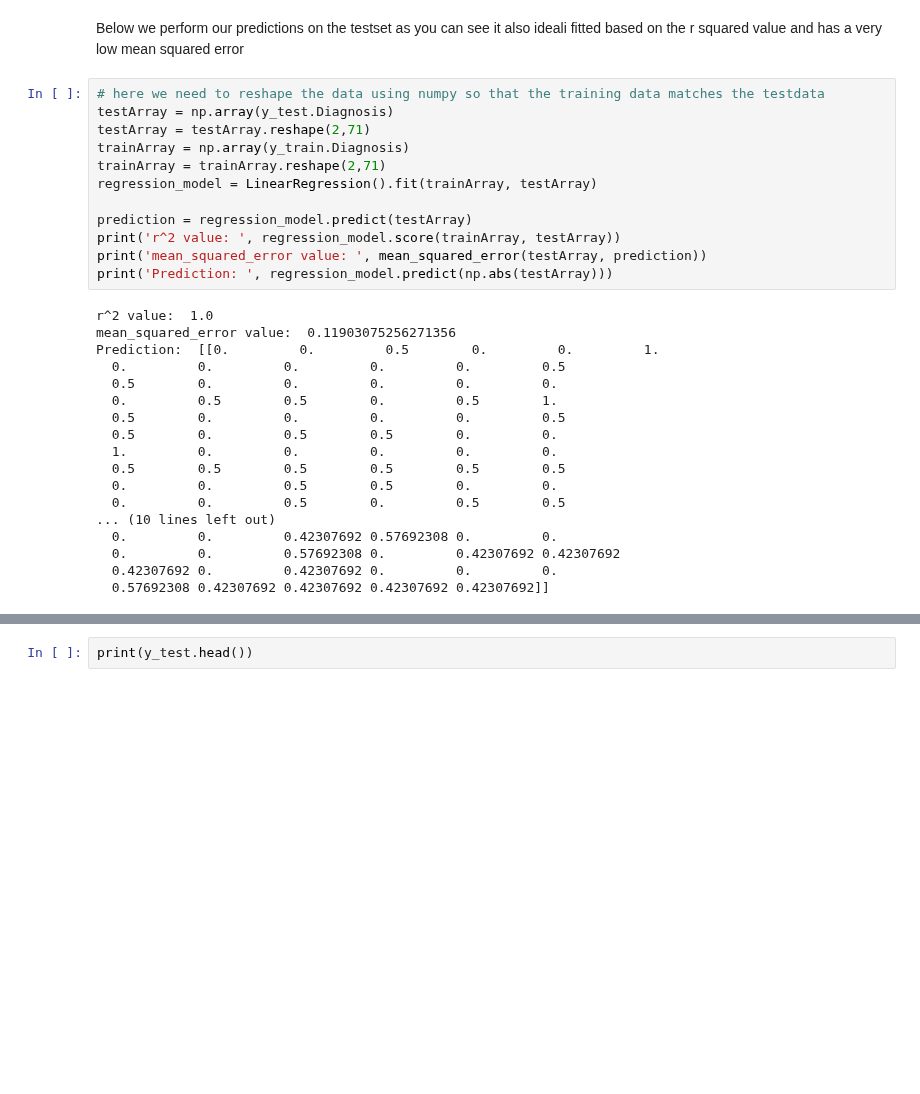
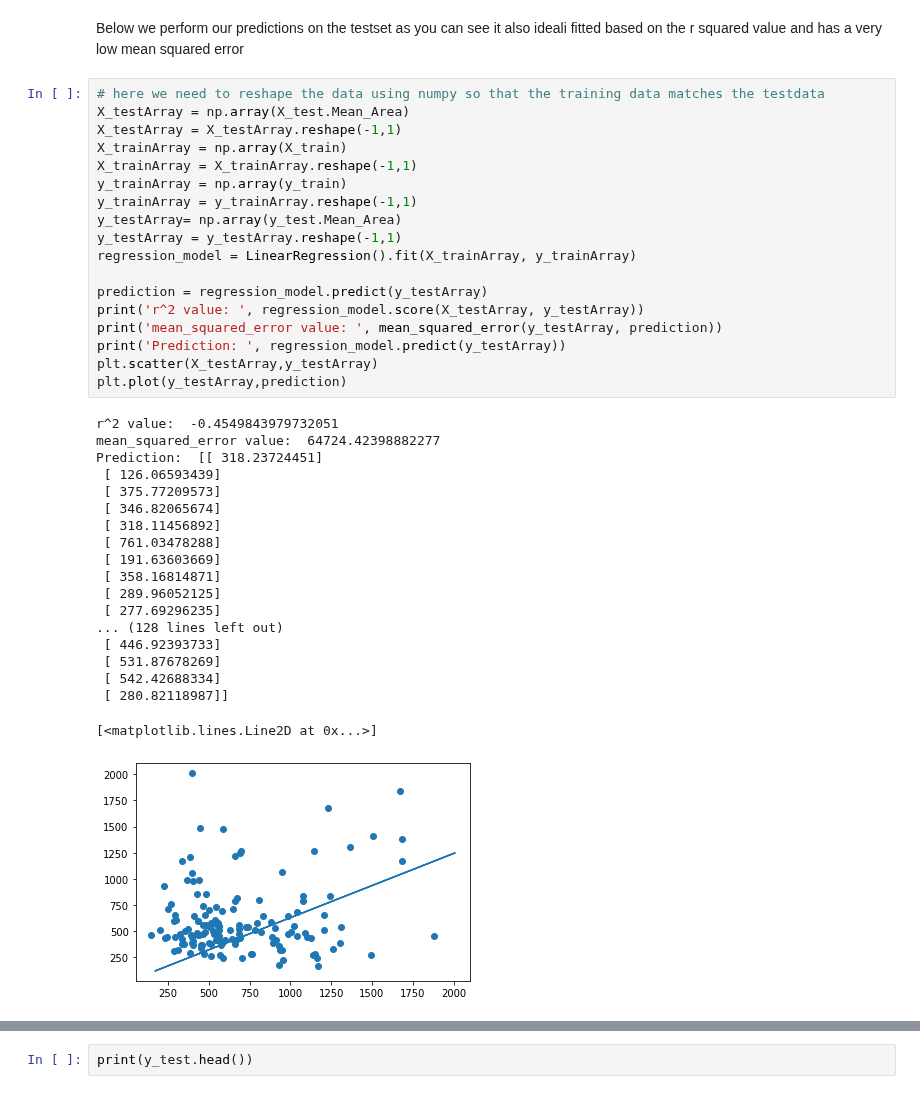
Before and after one commit to Ultan-Kearns/LYIT-Machine-Learning-Project, a Jupyter notebook: CA3Notebook.ipynb, the cells around one changed output, grey strips where cells are left out. Drawn from its saved outputs; the diff is of its cells as text; blank space fills up the shorter version.

```diff
--- a/CA3Notebook.ipynb
+++ b/CA3Notebook.ipynb
@@ -188,31 +199,39 @@ Prediction:  [[0.56410256 1.         0.         0.         0.56410256 0.43589744
 Below we perform our predictions on the testset as you can see it also ideali fitted based on the r squared value and has a very low mean squared error
 # %%
 # here we need to reshape the data using numpy so that the training data matches the testdata
-testArray = np.array(y_test.Diagnosis)
-testArray = testArray.reshape(2,71)
-trainArray = np.array(y_train.Diagnosis)
-trainArray = trainArray.reshape(2,71)
-regression_model = LinearRegression().fit(trainArray, testArray)
+X_testArray = np.array(X_test.Mean_Area)
+X_testArray = X_testArray.reshape(-1,1)
+X_trainArray = np.array(X_train)
+X_trainArray = X_trainArray.reshape(-1,1)
+y_trainArray = np.array(y_train)
+y_trainArray = y_trainArray.reshape(-1,1)
+y_testArray= np.array(y_test.Mean_Area)
+y_testArray = y_testArray.reshape(-1,1)
+regression_model = LinearRegression().fit(X_trainArray, y_trainArray)
 
-prediction = regression_model.predict(testArray)
-print('r^2 value: ', regression_model.score(trainArray, testArray))
-print('mean_squared_error value: ', mean_squared_error(testArray, prediction))
-print('Prediction: ', regression_model.predict(np.abs(testArray)))
+prediction = regression_model.predict(y_testArray)
+print('r^2 value: ', regression_model.score(X_testArray, y_testArray))
+print('mean_squared_error value: ', mean_squared_error(y_testArray, prediction))
+print('Prediction: ', regression_model.predict(y_testArray))
+plt.scatter(X_testArray,y_testArray)
+plt.plot(y_testArray,prediction)
 # %% [output]
-r^2 value:  1.0
-mean_squared_error value:  0.11903075256271356
-Prediction:  [[0.         0.         0.5        0.         0.         1.
-  0.         0.         0.         0.         0.         0.5
-  0.5        0.         0.         0.         0.         0.
-  0.         0.5        0.5        0.         0.5        1.
-  0.5        0.         0.         0.         0.         0.5
-  0.5        0.         0.5        0.5        0.         0.
-  1.         0.         0.         0.         0.         0.
-  0.5        0.5        0.5        0.5        0.5        0.5
-  0.         0.         0.5        0.5        0.         0.
-  0.         0.         0.5        0.         0.5        0.5
-... (10 lines left out)
-  0.         0.         0.42307692 0.57692308 0.         0.
-  0.         0.         0.57692308 0.         0.42307692 0.42307692
-  0.42307692 0.         0.42307692 0.         0.         0.
-  0.57692308 0.42307692 0.42307692 0.42307692 0.42307692]]
+r^2 value:  -0.4549843979732051
+mean_squared_error value:  64724.42398882277
+Prediction:  [[ 318.23724451]
+ [ 126.06593439]
+ [ 375.77209573]
+ [ 346.82065674]
+ [ 318.11456892]
+ [ 761.03478288]
+ [ 191.63603669]
+ [ 358.16814871]
+ [ 289.96052125]
+ [ 277.69296235]
+... (128 lines left out)
+ [ 446.92393733]
+ [ 531.87678269]
+ [ 542.42688334]
+ [ 280.82118987]]
+[<matplotlib.lines.Line2D at 0x...>]
+[figure, added]
```
Also changed, not shown: parts of 8 cells of this notebook.
